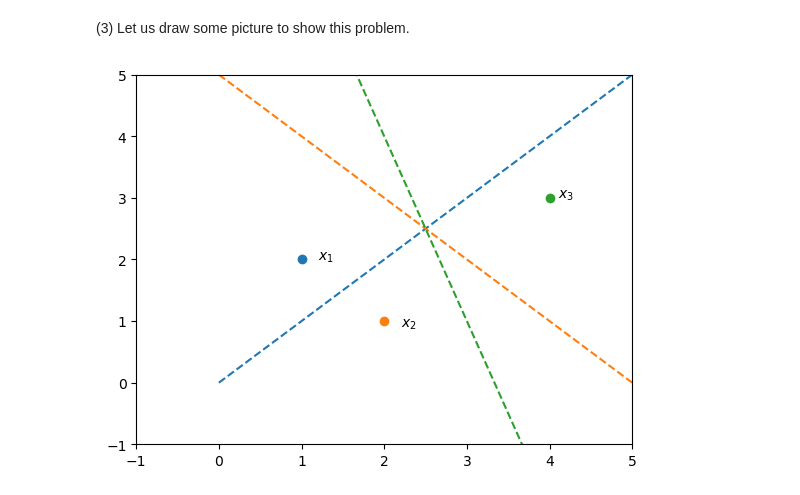
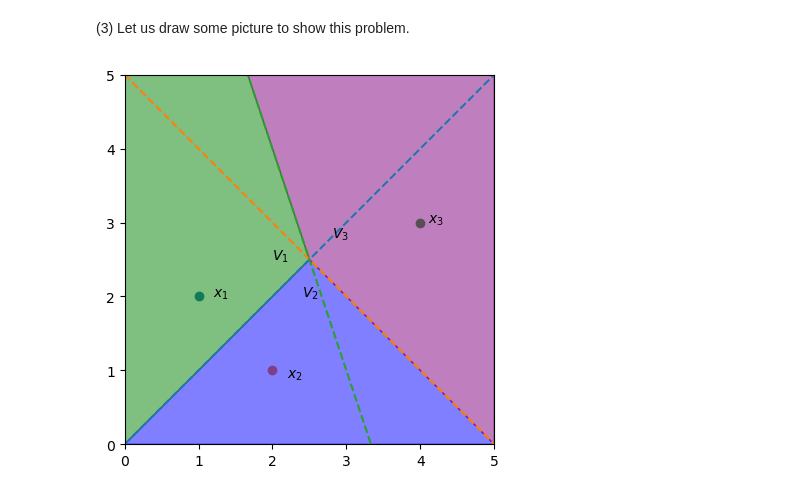
Before and after one commit to RobinChen121/manual-convex-optimization, a Jupyter notebook: manual/chapter-2.ipynb, the cells around one changed output. Drawn from its saved outputs; the diff is of its cells as text; code cells hidden in the pictures.

```diff
--- a/manual/chapter-2.ipynb
+++ b/manual/chapter-2.ipynb
@@ -460,27 +460,39 @@ in which (1) guarantees the two points have same distance with the hyperplane $a
 # %%
 import matplotlib.pyplot as plt
 import numpy as np
 
 plt.scatter(1,2)
 plt.scatter(2,1)
 plt.scatter(4,3)
 plt.text(1.2, 2, r'$x_1$')
 plt.text(2.2, 0.9, r'$x_2$')
 plt.text(4.1, 3, r'$x_3$')
 
 x_range = np.linspace(0,5, 100)
 y_range1 = x_range
 y_range2 = -x_range + 5
 y_range3 = -3*x_range + 10
 
 plt.plot(x_range, y_range1, '--')
 plt.plot(x_range, y_range2, '--')
 plt.plot(x_range, y_range3, '--')
+plt.fill([0, 0, 5, 2.5], [0, 0, 0, 2.5],  alpha=0.5, color='blue')
+plt.fill([5, 5/3, 2.5, 5], [5, 5, 2.5, 0],  alpha=0.5, color='purple')
 
-plt.xlim(-1,5)
-plt.ylim(-1,5)
-# ax = plt.gca()
-# ax.set_aspect('equal', adjustable='box')
+plt.text(2, 2.5, r'$V_1$')
+plt.text(2.4, 2, r'$V_2$')
+plt.text(2.8, 2.8, r'$V_3$')
+
+x_range2 = np.linspace(0,2.5, 100)
+y_range1 = x_range2
+y_range2 = -x_range2 + 5
+y_range3 = -3*x_range2 + 10
+plt.fill_between(x_range2, y_range1, y_range3,  alpha=0.5, color='green')
+
+plt.xlim(0,5)
+plt.ylim(0,5)
+ax = plt.gca()
+ax.set_aspect('equal', adjustable='box')
 plt.show()
 # %% [output]
-[figure, old version]
+[figure, new version]
```
Also changed, not shown: parts of 3 cells of this notebook.
